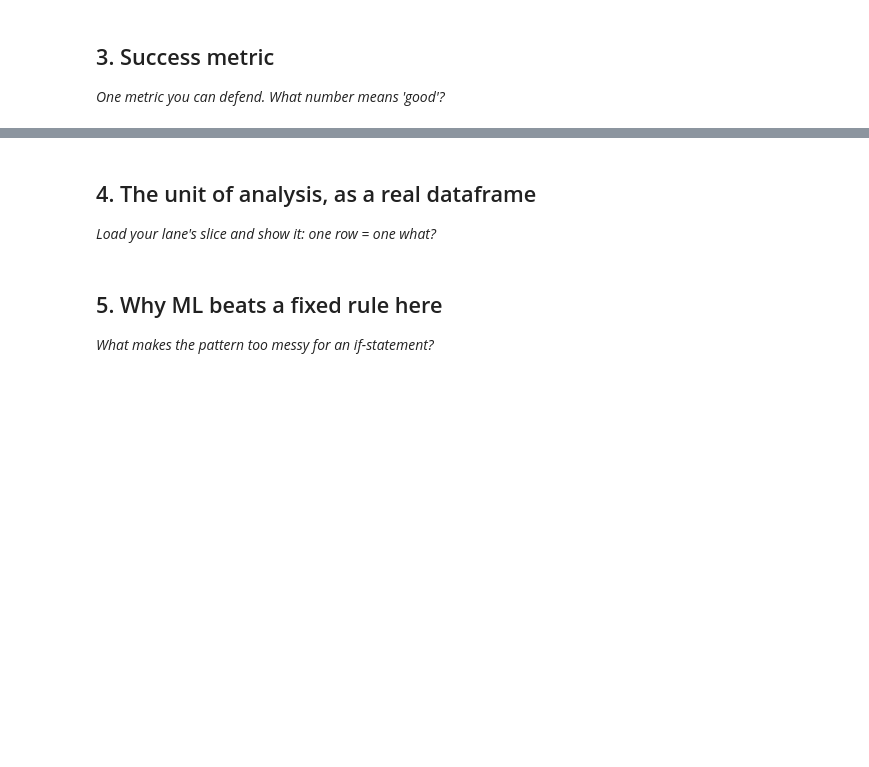
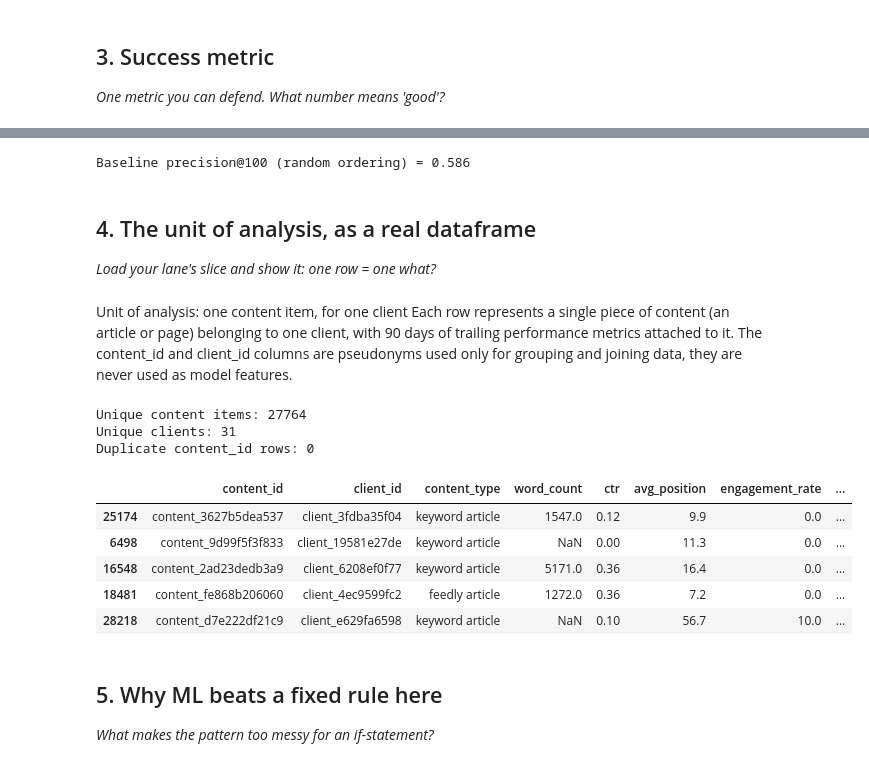
Before and after one commit to alemjarebica-cloud/ML-flyrank-AlemJ, a Jupyter notebook: work/notebooks/w02_ml_task_framing.ipynb, the cells around one changed output, grey strips where cells are left out. Saved outputs shown, nothing was run; the diff lists cells and outputs as text; code cells hidden in the pictures; blank space fills up the shorter version.

```diff
--- a/work/notebooks/w02_ml_task_framing.ipynb
+++ b/work/notebooks/w02_ml_task_framing.ipynb
@@ -20,3 +62,8 @@ This skeleton is yours to fill. Work the sections **in order** — each one has
 # %%
 # This cell is for CODE (numbers, a query, a check).
 # Write your text answer in the cell ABOVE this one — typing sentences here breaks Run All.
+df_labeled = df[df["trend_direction"] != "new"].copy()
+df_labeled["is_declining_label"] = (df_labeled["trend_direction"] == "down").astype(int)
+
+print(f"Rows: {len(df_labeled)}")
+print(df_labeled["is_declining_label"].value_counts(normalize=True))
@@ -27,13 +86,41 @@ This skeleton is yours to fill. Work the sections **in order** — each one has
 # %%
 # This cell is for CODE (numbers, a query, a check).
 # Write your text answer in the cell ABOVE this one — typing sentences here breaks Run All.
+K = 100
+base_rate = df_labeled["is_declining_label"].mean()
+print(f"Baseline precision@{K} (random ordering) = {base_rate:.3f}")
+# %% [output]
+Baseline precision@100 (random ordering) = 0.586
 # %% [markdown]
 ## 4. The unit of analysis, as a real dataframe
 
 *Load your lane's slice and show it: one row = one what?*
+# %% [markdown]
+Unit of analysis: one content item, for one client
+Each row represents a single piece of content (an article or page) belonging to one client, with 90 days of trailing performance metrics attached to it. The content_id and client_id columns are pseudonyms used only for grouping and joining data, they are never used as model features.
 # %%
 # This cell is for CODE (numbers, a query, a check).
 # Write your text answer in the cell ABOVE this one — typing sentences here breaks Run All.
+
+print(f"Unique content items: {df_labeled['content_id'].nunique()}")
+print(f"Unique clients: {df_labeled['client_id'].nunique()}")
+
+
+dupes = df_labeled.duplicated(subset=["content_id"]).sum()
+print(f"Duplicate content_id rows: {dupes}")
+
+df_labeled[["content_id", "client_id", "content_type", "word_count",
+            "ctr", "avg_position", "engagement_rate", "is_declining_label"]].sample(5, random_state=42)
+# %% [output]
+Unique content items: 27764
+Unique clients: 31
+Duplicate content_id rows: 0
+|  | content_id | client_id | content_type | word_count | ctr | avg_position | engagement_rate | ... |
+| 25174 | content_3627b5dea537 | client_3fdba35f04 | keyword article | 1547.0 | 0.12 | 9.9 | 0.0 | ... |
+| 6498 | content_9d99f5f3f833 | client_19581e27de | keyword article | NaN | 0.00 | 11.3 | 0.0 | ... |
+| 16548 | content_2ad23dedb3a9 | client_6208ef0f77 | keyword article | 5171.0 | 0.36 | 16.4 | 0.0 | ... |
+| 18481 | content_fe868b206060 | client_4ec9599fc2 | feedly article | 1272.0 | 0.36 | 7.2 | 0.0 | ... |
+| 28218 | content_d7e222df21c9 | client_e629fa6598 | keyword article | NaN | 0.10 | 56.7 | 10.0 | ... |
 # %% [markdown]
 ## 5. Why ML beats a fixed rule here
 
```
Also changed, not shown: parts of 9 cells of this notebook.
